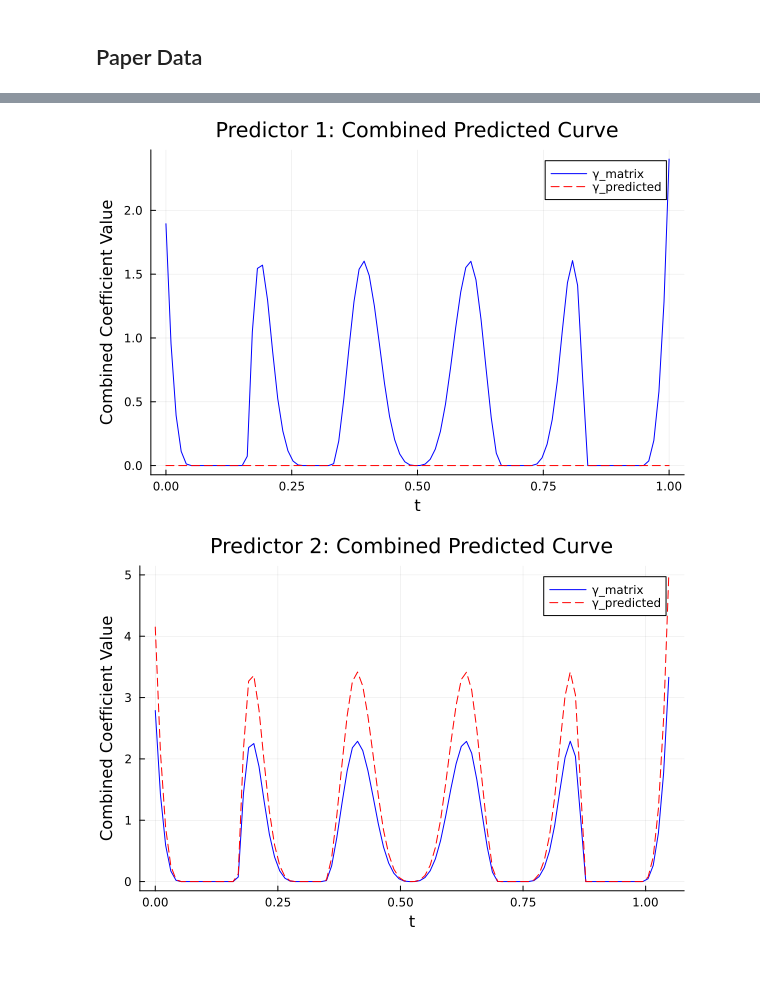
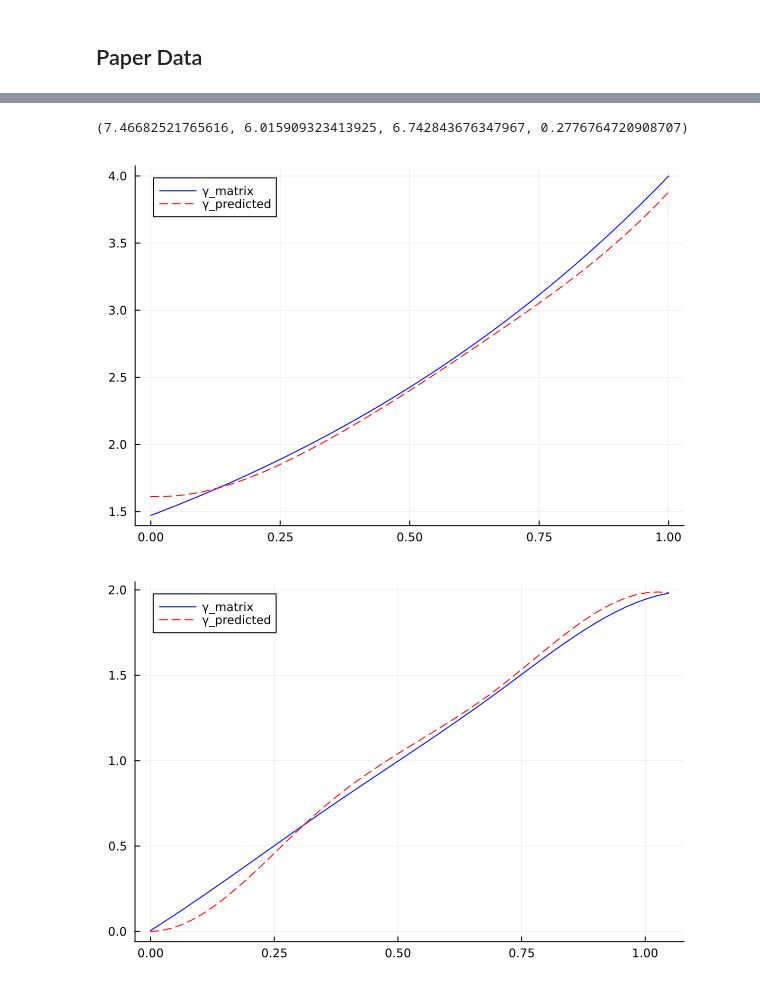
Before and after one commit to FrigaZzz/functional-data-regression-mip, a Jupyter notebook: notebooks/analyze_results/analyze_curves.ipynb, the cells around one changed output, grey strips where cells are left out. Cells and saved outputs as stored; diff of their text form; code cells hidden in the pictures.

```diff
--- a/notebooks/analyze_results/analyze_curves.ipynb
+++ b/notebooks/analyze_results/analyze_curves.ipynb
@@ -33,7 +31,7 @@ include(file_mgmt_file_path)
 read_model_results (generic function with 1 method)
 # %%
 simulation_name = "5_predictors"
-simulation_conf = "2500_500_5_250_0.01_0.001_1000_0.001_1"
+simulation_conf = "2500_500_6_250_0.01_0.001_1000_0.01_1"
 has_time_domain = true
 simulation_path = joinpath(project_root, "outputs", "runs", simulation_name, simulation_conf, "model_results" * ".txt")
 model_params_path = joinpath(project_root, "outputs", "runs", simulation_name, simulation_conf, "model_params" * ".csv")
@@ -91,8 +94,18 @@ W = rcopy(R"(W)");
+# %%
+using Statistics
+# compute the max of Y in julia code
+ maximum(Y), minimum(Y), mean(Y), std(Y)
+# %% [output]
+(7.46682521765616, 6.015909323413925, 6.742843676347967, 0.2776764720908707)
 # %%
+plot_file_path = joinpath(project_root, "src", "Julia","utils", "plot.jl")
+include(plot_file_path)
+
+
 output_folder= joinpath(project_root, "outputs", "plots", simulation_name, simulation_conf)
 γ_matrix = results["Beta Matrix"]
 γ_star = results["Beta Star"]
-plot_combined_predicted_curve_paper(γ_matrix, γ_star, basis_values, predictors, time_domains, output_folder, true)
+plot_combined_predicted_curve_paper(γ_matrix, γ_star, basis_values,  time_domains, output_folder, true)
 # %% [output]
-[figure, old version]
+[figure, new version]
-[figure, old version]
+[figure, new version]
```
Also changed, not shown: parts of 10 cells of this notebook, 42 other files.
